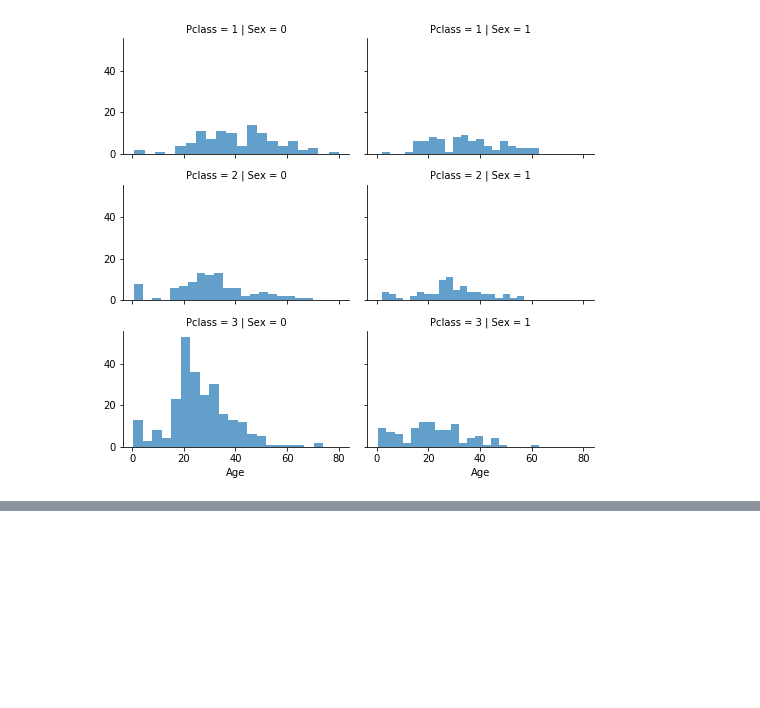
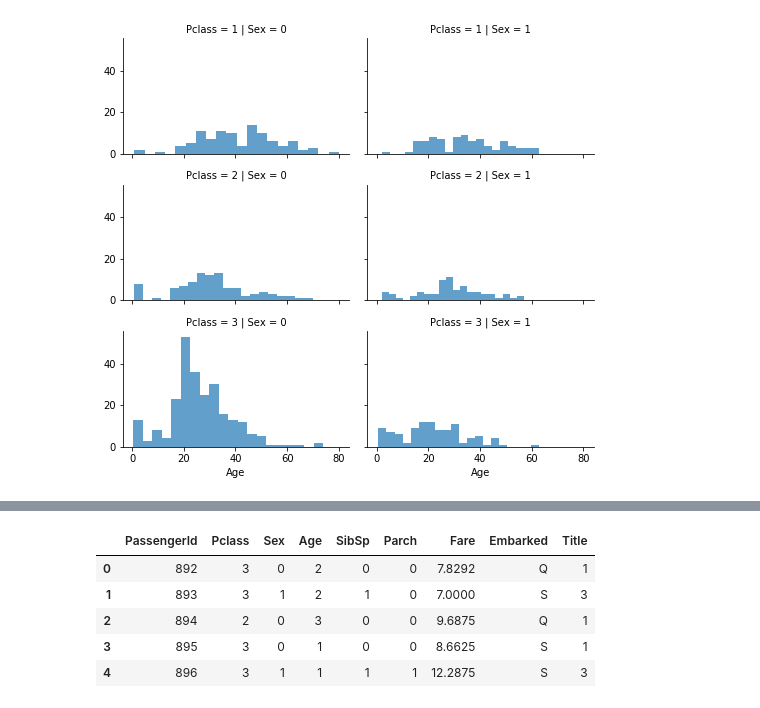
Before and after one commit to k12magnumopus/TitanicDataAnalysis, a Jupyter notebook: Titanic.ipynb, the cells around one changed output, grey strips where cells are left out. Cells and saved outputs as stored; diff of their text form; code cells hidden in the pictures; blank space fills up the shorter version.

```diff
--- a/Titanic.ipynb
+++ b/Titanic.ipynb
@@ -279,0 +346,9 @@ grid.add_legend()
+# %%
+test_df.head()
+# %% [output]
+|  | PassengerId | Pclass | Sex | Age | SibSp | Parch | Fare | Embarked | Title |
+| 0 | 892 | 3 | 0 | 2 | 0 | 0 | 7.8292 | Q | 1 |
+| 1 | 893 | 3 | 1 | 2 | 1 | 0 | 7.0000 | S | 3 |
+| 2 | 894 | 2 | 0 | 3 | 0 | 0 | 9.6875 | Q | 1 |
+| 3 | 895 | 3 | 0 | 1 | 0 | 0 | 8.6625 | S | 1 |
+| 4 | 896 | 3 | 1 | 1 | 1 | 1 | 12.2875 | S | 3 |
```
Also changed, not shown: parts of 9 cells of this notebook.
